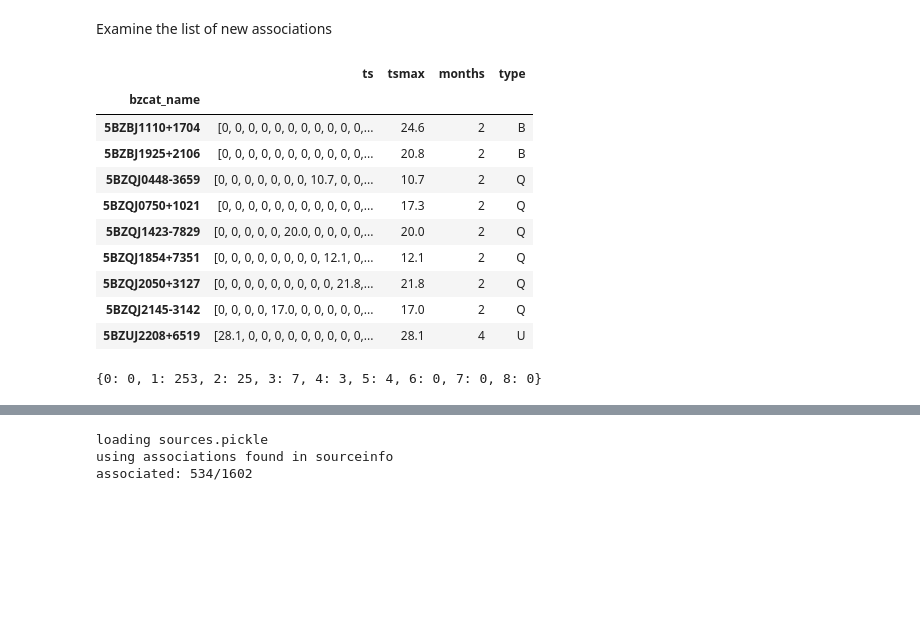
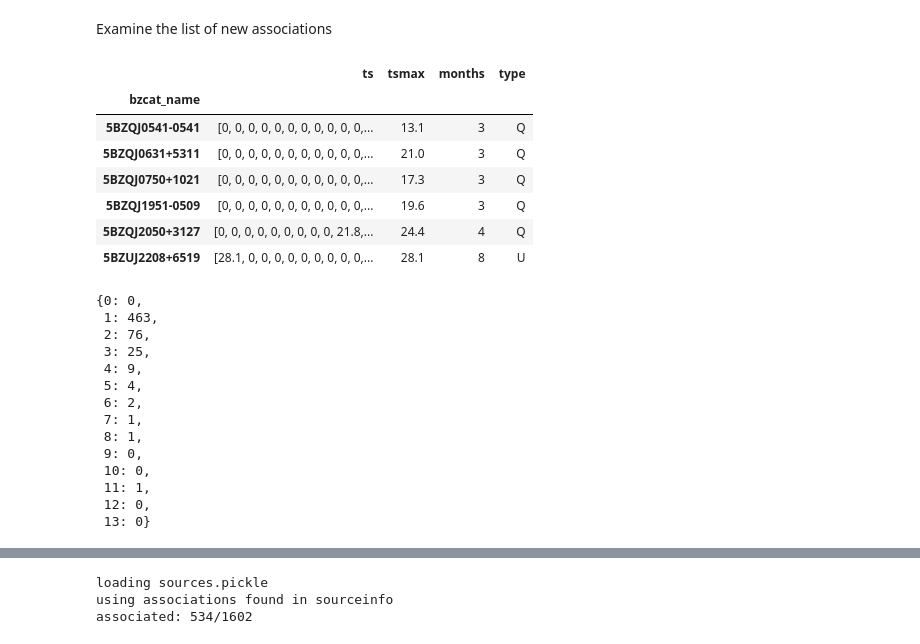
Before and after one commit to tburnett/Fermi-LAT, a Jupyter notebook: transients/BZCAT study.ipynb, the cells around one changed output, grey strips where cells are left out. Drawn from its saved outputs; the diff is of its cells as text; code cells hidden in the pictures; blank space fills up the shorter version.

```diff
--- a/transients/BZCAT study.ipynb
+++ b/transients/BZCAT study.ipynb
@@ -12,7 +12,7 @@ found 35 months
 # %% [markdown]
 Compile all the monthly files, make a list of the unique names.
 # %%
-ffs = ff[:30] #restrict
+ffs = ff #restrict
 monthlist = [int(f[5:7]) for f in ffs];
 bzm = [pd.read_csv(f, index_col=0) for f in ffs]
 bznames=[]
@@ -87,24 +87,34 @@ Name: 5BZBJ0013+1910, dtype: object
 # %% [markdown]
 Examine the list of new associations
 # %%
-df.ix[df.notin6y & (df.tsmax>10) & (df.months>1)]['ts tsmax months type'.split()]
+df.ix[df.notin6y & (df.tsmax>10) & (df.months>2)]['ts tsmax months type'.split()]
 # %% [output]
 |  | ts | tsmax | months | type |
 | bzcat_name |  |  |  |  |
-| 5BZBJ1110+1704 | [0, 0, 0, 0, 0, 0, 0, 0, 0, 0, 0,... | 24.6 | 2 | B |
-| 5BZBJ1925+2106 | [0, 0, 0, 0, 0, 0, 0, 0, 0, 0, 0,... | 20.8 | 2 | B |
-| 5BZQJ0448-3659 | [0, 0, 0, 0, 0, 0, 0, 10.7, 0, 0,... | 10.7 | 2 | Q |
-| 5BZQJ0750+1021 | [0, 0, 0, 0, 0, 0, 0, 0, 0, 0, 0,... | 17.3 | 2 | Q |
-| 5BZQJ1423-7829 | [0, 0, 0, 0, 0, 20.0, 0, 0, 0, 0,... | 20.0 | 2 | Q |
-| 5BZQJ1854+7351 | [0, 0, 0, 0, 0, 0, 0, 0, 12.1, 0,... | 12.1 | 2 | Q |
-| 5BZQJ2050+3127 | [0, 0, 0, 0, 0, 0, 0, 0, 0, 21.8,... | 21.8 | 2 | Q |
-| 5BZQJ2145-3142 | [0, 0, 0, 0, 17.0, 0, 0, 0, 0, 0,... | 17.0 | 2 | Q |
-| 5BZUJ2208+6519 | [28.1, 0, 0, 0, 0, 0, 0, 0, 0, 0,... | 28.1 | 4 | U |
+| 5BZQJ0541-0541 | [0, 0, 0, 0, 0, 0, 0, 0, 0, 0, 0,... | 13.1 | 3 | Q |
+| 5BZQJ0631+5311 | [0, 0, 0, 0, 0, 0, 0, 0, 0, 0, 0,... | 21.0 | 3 | Q |
+| 5BZQJ0750+1021 | [0, 0, 0, 0, 0, 0, 0, 0, 0, 0, 0,... | 17.3 | 3 | Q |
+| 5BZQJ1951-0509 | [0, 0, 0, 0, 0, 0, 0, 0, 0, 0, 0,... | 19.6 | 3 | Q |
+| 5BZQJ2050+3127 | [0, 0, 0, 0, 0, 0, 0, 0, 0, 21.8,... | 24.4 | 4 | Q |
+| 5BZUJ2208+6519 | [28.1, 0, 0, 0, 0, 0, 0, 0, 0, 0,... | 28.1 | 8 | U |
 # %%
-h,b = np.histogram(df.months, range(10))
+h,b = np.histogram(df.months, range(15))
 dict(zip(b,h))
 # %% [output]
-{0: 0, 1: 253, 2: 25, 3: 7, 4: 3, 5: 4, 6: 0, 7: 0, 8: 0}
+{0: 0,
+ 1: 463,
+ 2: 76,
+ 3: 25,
+ 4: 9,
+ 5: 4,
+ 6: 2,
+ 7: 1,
+ 8: 1,
+ 9: 0,
+ 10: 0,
+ 11: 1,
+ 12: 0,
+ 13: 0}
 # %%
 nm =[sum( [ts[m]>0 for ts in df.ts]) for m in range(len(monthlist))];
 ngood=[sum( [((ts[m]>0) & b) for ts,b in zip(df.ts,df.notin6y)]) for m in range(len(monthlist))];
```
Also changed, not shown: parts of 8 cells of this notebook, 1 other file.
